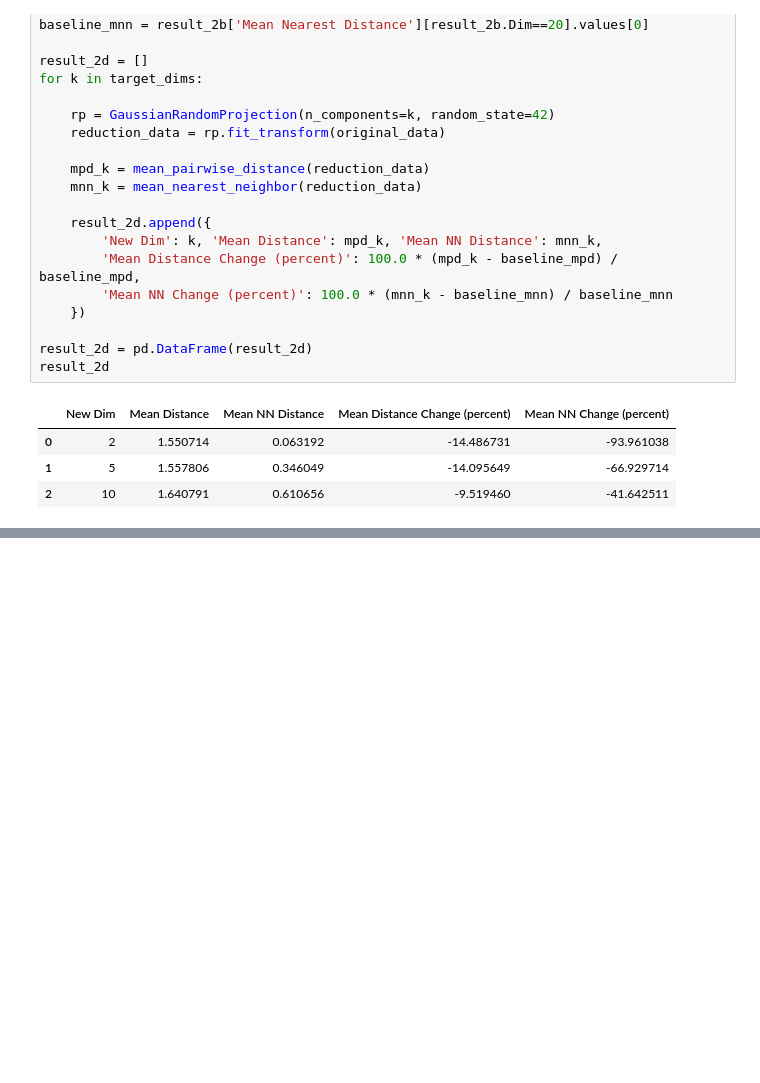
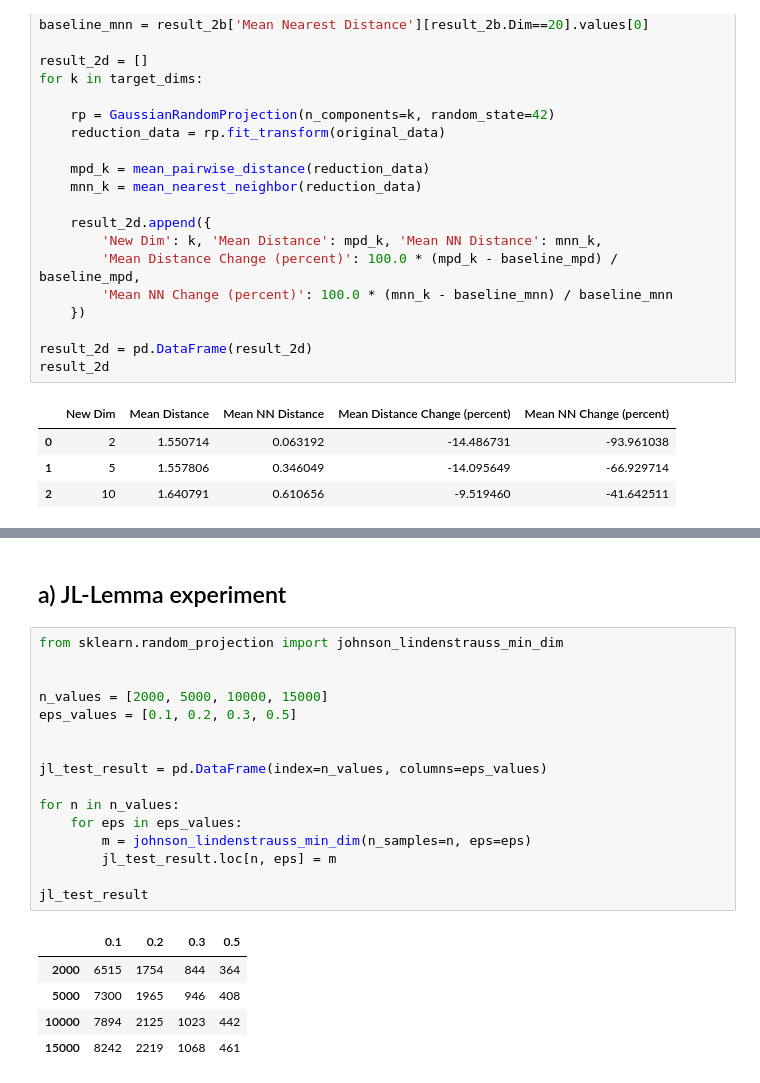
Before and after one commit to pouriaSameti/Mathematics-For-Data-Science, a Jupyter notebook: Project 1/code.ipynb, the cells around one changed output, grey strips where cells are left out. Drawn from its saved outputs; the diff is of its cells as text; blank space fills up the shorter version.

```diff
--- a/Project 1/code.ipynb
+++ b/Project 1/code.ipynb
@@ -413,0 +459,24 @@ plt.show()
+# %% [markdown]
+## a) JL-Lemma experiment
+# %%
+from sklearn.random_projection import johnson_lindenstrauss_min_dim
+
+
+n_values = [2000, 5000, 10000, 15000]
+eps_values = [0.1, 0.2, 0.3, 0.5]
+
+
+jl_test_result = pd.DataFrame(index=n_values, columns=eps_values)
+
+for n in n_values:
+    for eps in eps_values:
+        m = johnson_lindenstrauss_min_dim(n_samples=n, eps=eps)
+        jl_test_result.loc[n, eps] = m
+
+jl_test_result
+# %% [output]
+|  | 0.1 | 0.2 | 0.3 | 0.5 |
+| 2000 | 6515 | 1754 | 844 | 364 |
+| 5000 | 7300 | 1965 | 946 | 408 |
+| 10000 | 7894 | 2125 | 1023 | 442 |
+| 15000 | 8242 | 2219 | 1068 | 461 |
```
Also changed, not shown: parts of 7 cells of this notebook.
